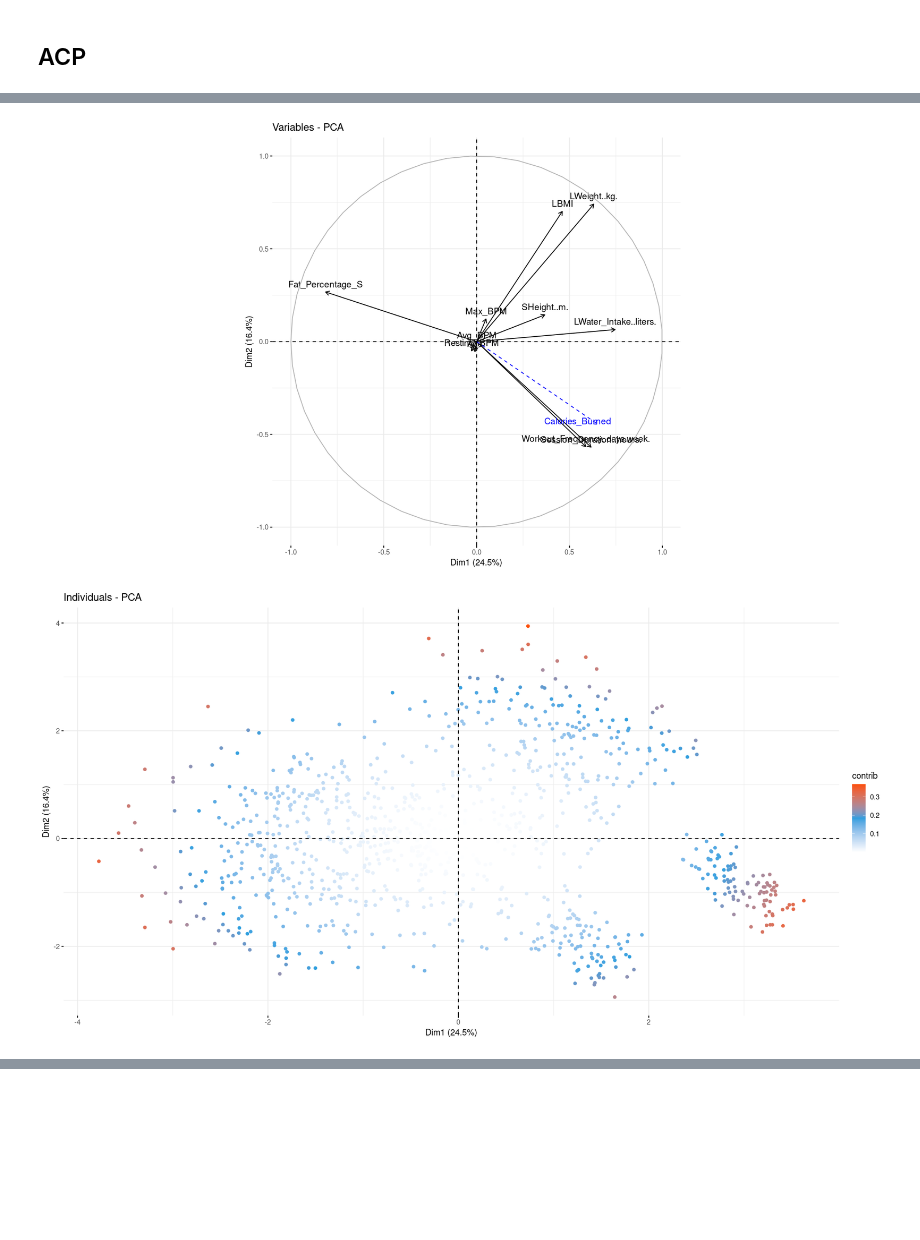
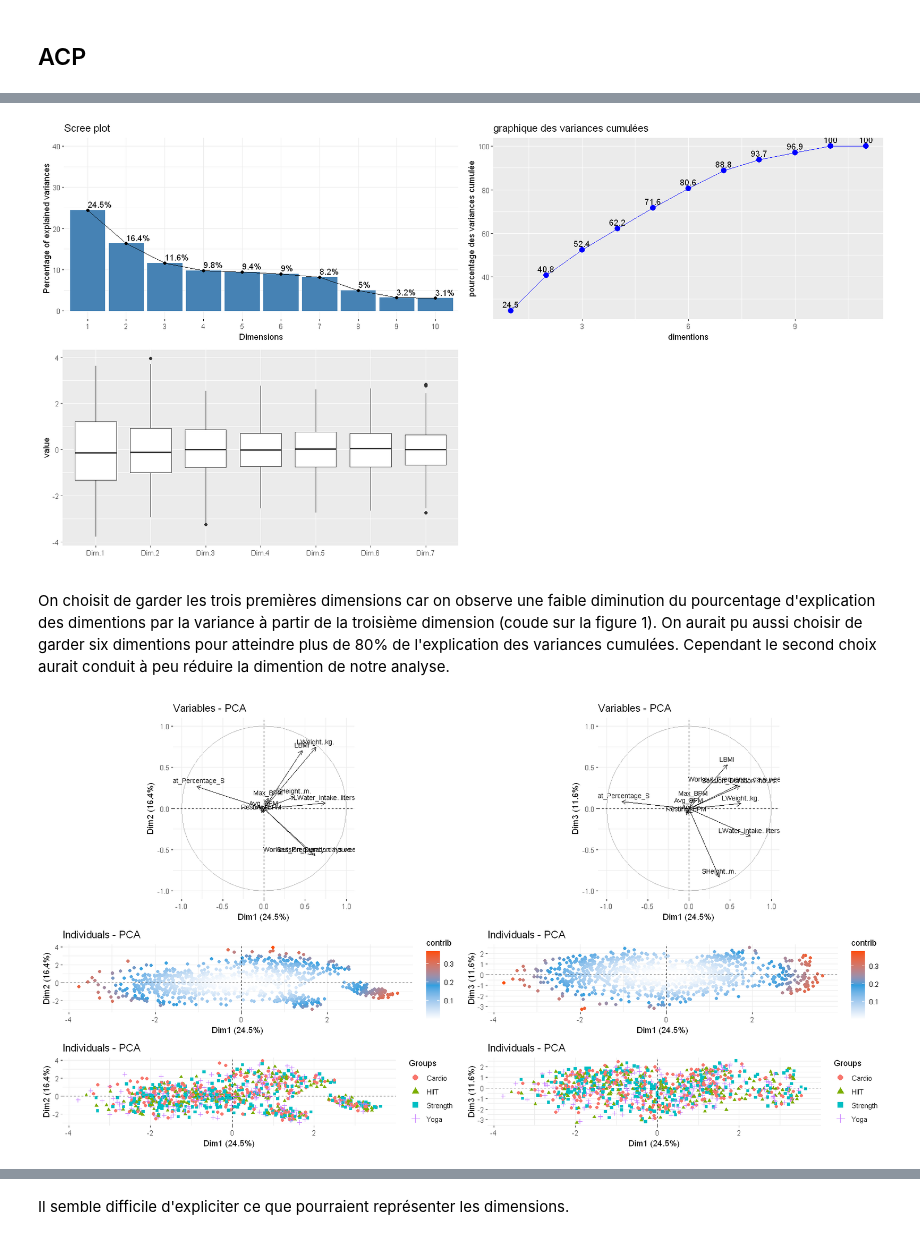
Before and after one commit to P-Point-all/ML_Gym_exercise, a Jupyter notebook: ML_Gym.ipynb, the cells around one changed output, grey strips where cells are left out. Drawn from its saved outputs; the diff is of its cells as text; code cells hidden in the pictures; blank space fills up the shorter version.

```diff
--- a/ML_Gym.ipynb
+++ b/ML_Gym.ipynb
@@ -221,11 +223,4 @@ On remarque les corrélations significatives suivantes :
 # %%
 # ACP réduite
-acp <- PCA(gym, scale.unit = TRUE,
-           graph = FALSE, quali.sup = c(2,8,10), quanti.sup = 7, ncp = 7) #ncp à revoir
-# Décroissance des valeurs propres
-g1<-fviz_eig(acp, addlabels = TRUE, ylim = c(0, 40))
-library(reshape2)
-g2<-ggplot(melt(acp$ind$coord),aes(x=Var2,y=value))+
-  geom_boxplot()+
-  xlab("")
-grid.arrange(g1,g2,ncol=2)
+acp <- PCA(gym[,-7], scale.unit = TRUE,
+           graph = FALSE, quali.sup = c(2,7,9), ncp=7)
@@ -234,8 +227,31 @@ grid.arrange(g1,g2,ncol=2)
+# %%
+# Décroissance des valeurs propres
+g1<-fviz_eig(acp, addlabels = TRUE, ylim = c(0, 40))
+
+#variance cumulées
+cum_var <- cumsum(acp$eig[, 2])
+
+# Graphique avec ggplot2
+g2<-ggplot(data.frame(Dimension = 1:length(cum_var), Variance = cum_var), aes(x = Dimension, y = Variance)) +
+    geom_point(size = 3, color = "blue") +
+    geom_line(color = "blue") +
+    labs(title = "graphique des variances cumulées",x='dimentions', y = "pourcentage des variances cumulée") +
+    geom_text(aes(y = cum_var, label = round(cum_var, 1)), vjust = -0.5, color = "black")
+
+g3<-ggplot(melt(acp$ind$coord),aes(x=Var2,y=value))+
+  geom_boxplot()+
+  xlab("")
+grid.arrange(g1,g2,g3,ncol=2)
+# %% [output]
+[figure, added]
+# %% [markdown]
+On choisit de garder les trois premières dimensions car on observe une faible diminution du pourcentage d'explication des dimentions par la variance à partir de la troisième dimension (coude sur la figure 1). On aurait pu aussi choisir de garder six dimentions pour atteindre plus de 80% de l'explication des variances cumulées. Cependant le second choix aurait conduit à peu réduire la dimention de notre analyse.
 # %%
-fviz_pca_var(acp)
-fviz_pca_ind(acp,col.ind="contrib",label="none",gradient.cols = c("white", "#2E9FDF", "#FC4E07" ))
-fviz_pca_var(acp,axes=c(1,3))
-fviz_pca_ind(acp,col.ind="contrib",label="none",gradient.cols = c("white", "#2E9FDF", "#FC4E07" ),axes=c(1,3))
+g4<-fviz_pca_var(acp,labelsize = 3)
+g5<-fviz_pca_ind(acp, col.ind="contrib",label="none",gradient.cols = c("white", "#2E9FDF", "#FC4E07" ))
+g6<-fviz_pca_var(acp,axes=c(1,3),labelsize = 3)
+g7<-fviz_pca_ind(acp,col.ind="contrib",label="none",gradient.cols = c("white", "#2E9FDF", "#FC4E07" ),axes=c(1,3))
+
+grid.arrange(g4,g6,g5,g7,g8,g9,ncol=2,nrow=3,heights=c(2,1,1))
 # %% [output]
-[figure, old version]
+[figure, new version]
-[figure, removed]
@@ -243,0 +258,2 @@ fviz_pca_ind(acp,col.ind="contrib",label="none",gradient.cols = c("white", "#2E9
+# %% [markdown]
+Il semble difficile d'expliciter ce que pourraient représenter les dimensions.
```
Also changed, not shown: parts of 14 cells of this notebook, 1 other file.
